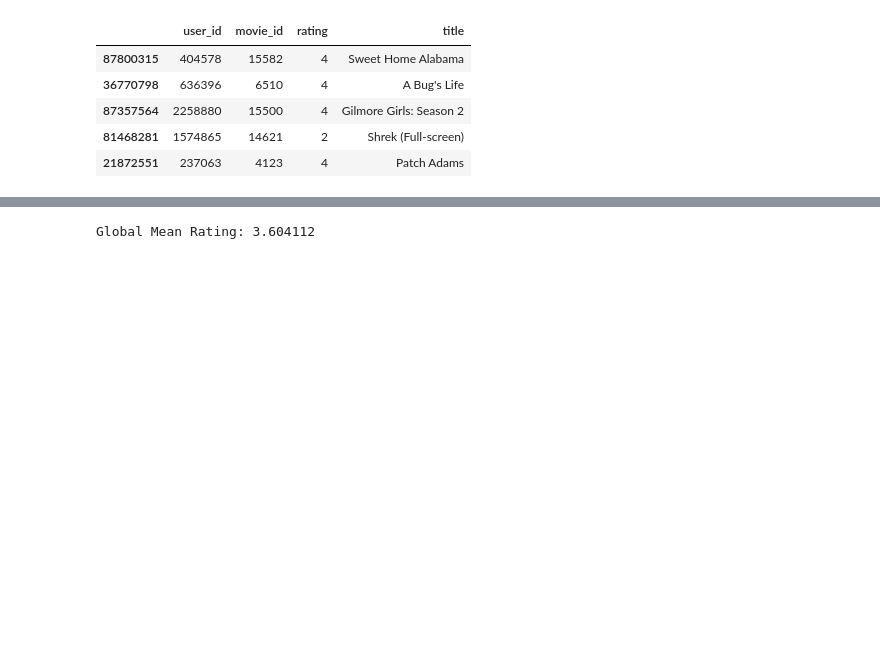
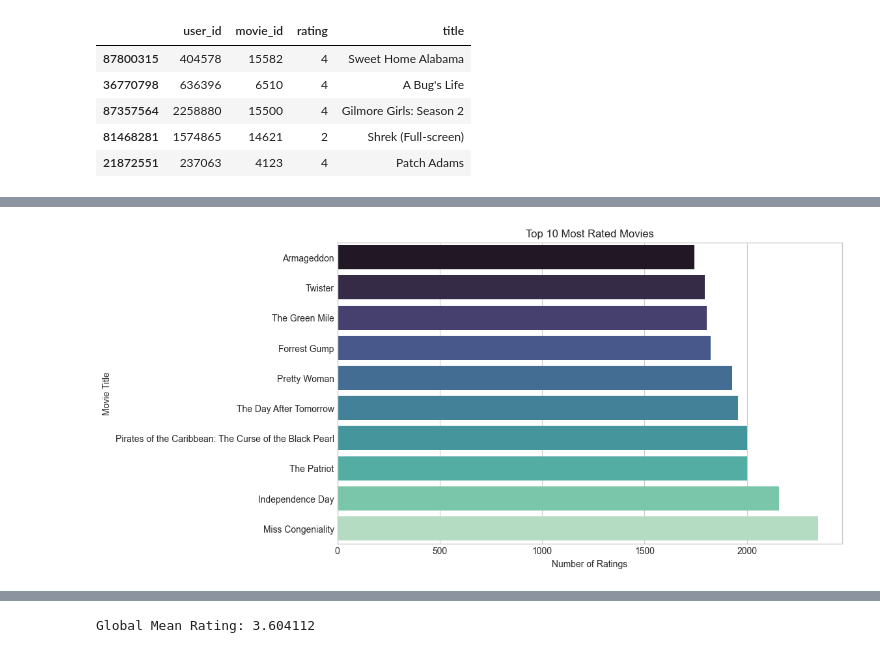
Before and after one commit to youssefhazem3-dot/Movie-recommendation-model, a Jupyter notebook: model_training.ipynb, the cells around one changed output, grey strips where cells are left out. Drawn from its saved outputs; the diff is of its cells as text; code cells hidden in the pictures; blank space fills up the shorter version.

```diff
--- a/model_training.ipynb
+++ b/model_training.ipynb
@@ -190,0 +254,16 @@ Modeling dataframe shape: (1000000, 4)
+# %%
+# Task 1.9 - Create movie-level summary
+# 1. Count ratings for each movie
+# 2. Calculate average rating for each movie
+
+movie_stats = netflix_df.groupby(['movie_id', 'title']).agg(
+    rating_count=('rating', 'count'),
+    avg_rating=('rating', 'mean')
+).reset_index()
+
+movie_stats['avg_rating'] = movie_stats['avg_rating'].round(3)
+
+print('Number of movies in sample:', movie_stats.shape[0])
+print('Average ratings per movie:', round(movie_stats['rating_count'].mean(), 2))
+
+movie_stats.sort_values(by='rating_count', ascending=False).head(10)
@@ -190,0 +284,15 @@ Modeling dataframe shape: (1000000, 4)
+# %%
+# Task 1.10 - Plot most rated movies
+# Shows which movies appear most often in the cleaned sample
+
+top_movies = movie_stats.sort_values(by='rating_count', ascending=False).head(10)
+top_movies = top_movies.sort_values(by='rating_count')
+
+plt.figure(figsize=(10, 6))
+sns.barplot(data=top_movies, x='rating_count', y='title', palette='mako')
+plt.title('Top 10 Most Rated Movies')
+plt.xlabel('Number of Ratings')
+plt.ylabel('Movie Title')
+plt.show()
+# %% [output]
+[figure, added]
```
Also changed, not shown: parts of 13 cells of this notebook.
